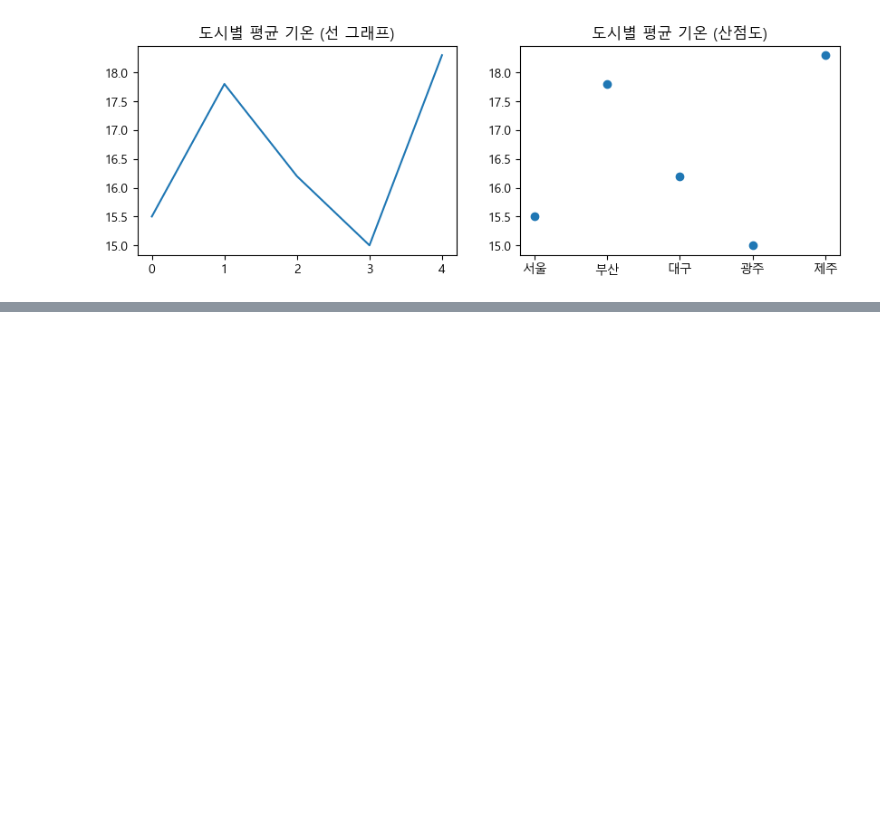
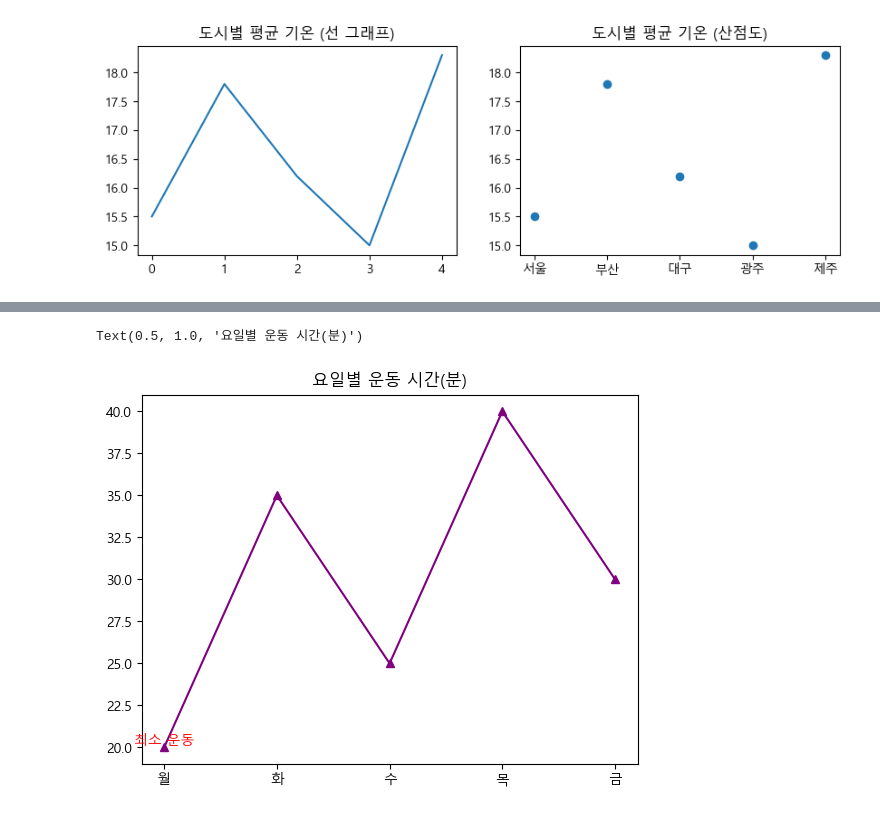
Before and after one commit to kmjun3203/python-data-study, a Jupyter notebook: ch8_quiz.ipynb, the cells around one changed output, grey strips where cells are left out. Saved outputs shown, nothing was run; the diff lists cells and outputs as text; code cells hidden in the pictures; blank space fills up the shorter version.

```diff
--- a/ch8_quiz.ipynb
+++ b/ch8_quiz.ipynb
@@ -85,0 +106,10 @@ Text(0.5, 1.0, '도시별 평균 기온 (산점도)')
+# %%
+# 요일별 운동 시간 데이터
+x = ['월','화','수','목','금']
+y = [20, 35, 25, 40, 30]
+plt.plot(x, y, linestyle = '-', color = 'purple', marker = '^')
+plt.text('월', 20, '최소 운동', color = 'red', ha = 'center', va = 'bottom')
+plt.title('요일별 운동 시간(분)')
+# %% [output]
+Text(0.5, 1.0, '요일별 운동 시간(분)')
+[figure, added]
```
Also changed, not shown: parts of 17 cells of this notebook, 3 other files.
